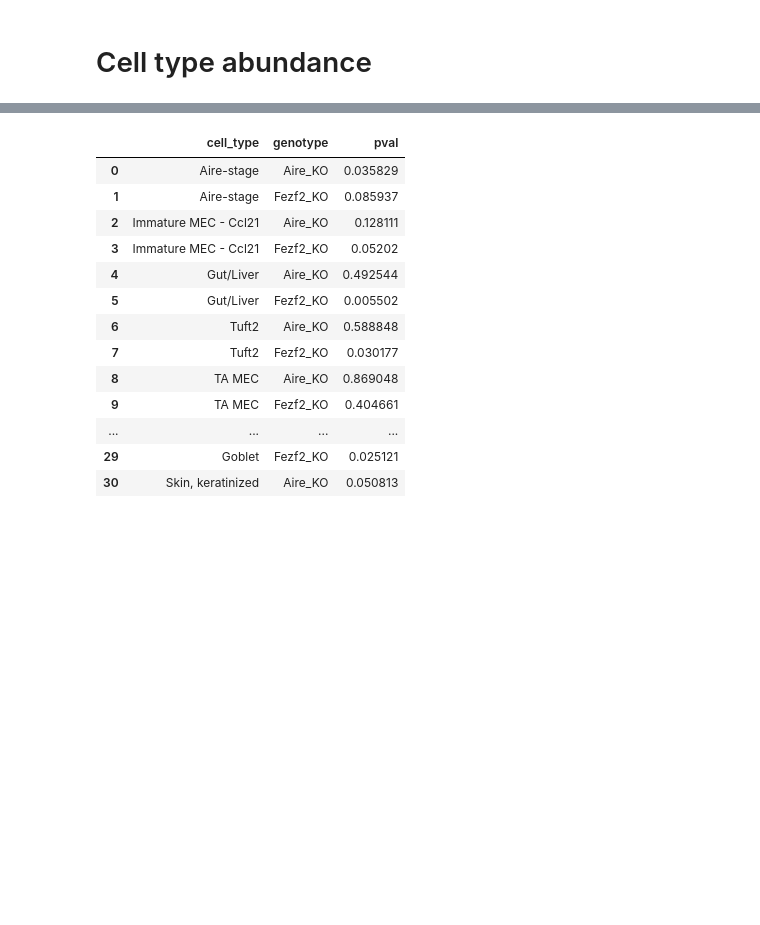
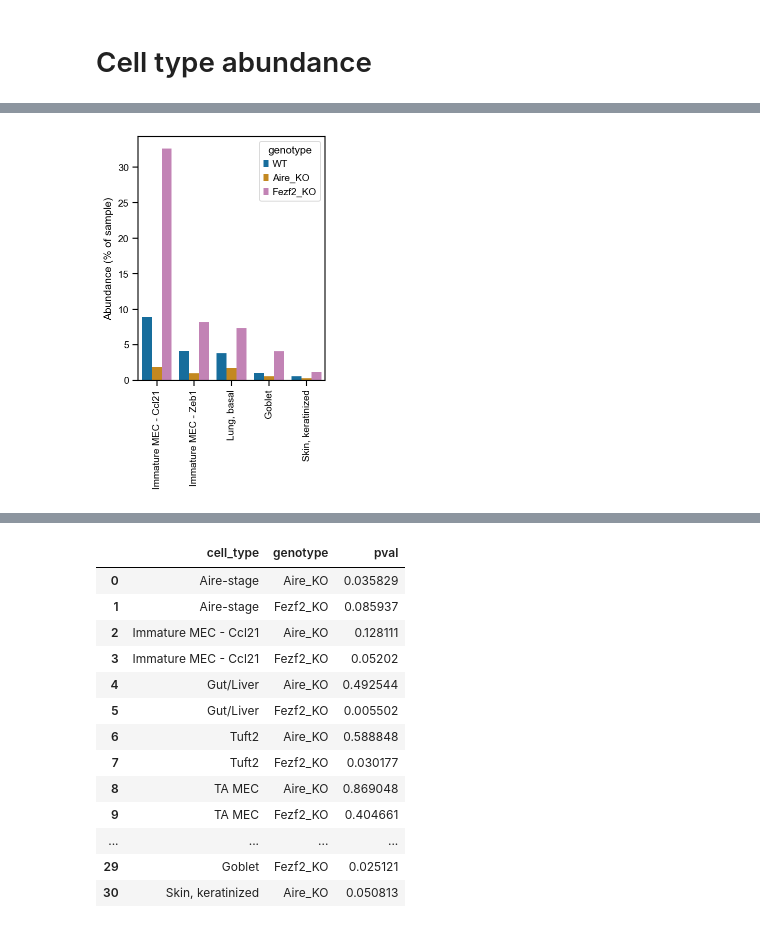
Before and after one commit to j-germino/fezf2-thymus, a Jupyter notebook: code/scRNA-seq/5_cell_type_abundances.ipynb, the cells around one changed output, grey strips where cells are left out. Saved outputs shown, nothing was run; the diff lists cells and outputs as text; code cells hidden in the pictures; blank space fills up the shorter version.

Commit message:
update frequency plots

```diff
--- a/code/scRNA-seq/5_cell_type_abundances.ipynb
+++ b/code/scRNA-seq/5_cell_type_abundances.ipynb
@@ -171,0 +142,28 @@ plt.show()
+# %%
+mean_data = {}
+for genotype in abundance_data.genotype.unique():
+    mean_data[genotype] = abundance_data.loc[abundance_data.genotype == genotype, ["cell_type", "abundance"]].groupby("cell_type").mean()
+# %%
+fezf2_LFC = np.log2(mean_data["Fezf2_KO"]/mean_data["WT"])
+fezf2_up = fezf2_LFC[fezf2_LFC.abundance > 0.5].index
+fezf2_down = fezf2_LFC[fezf2_LFC.abundance < -0.5].index
+fezf2_unchanged = fezf2_LFC[(fezf2_LFC.abundance >= -0.5) & (fezf2_LFC.abundance <= 0.5)].index
+# %%
+plt.figure(figsize=(len(fezf2_up)*0.6, 4))
+ax = sns.barplot(
+    abundance_data[abundance_data.cell_type.isin(fezf2_up)],
+    x="cell_type",
+    y="abundance",
+    hue="genotype",
+    # errorbar=("pi", 100),
+    errorbar=None,
+    palette=cmap[0:2] + [cmap[4]],
+)
+ax.set_xticklabels(ax.get_xticklabels(), rotation=90)
+ax.set_xlabel("")
+ax.set_ylabel("Abundance (% of sample)")
+ax.grid(False)
+plt.savefig("../../analysis/genotype_abundance/fezf2_up.pdf", bbox_inches="tight")
+plt.show()
+# %% [output]
+[figure, added]
```
Also changed, not shown: parts of 4 cells of this notebook, 1 other file.
